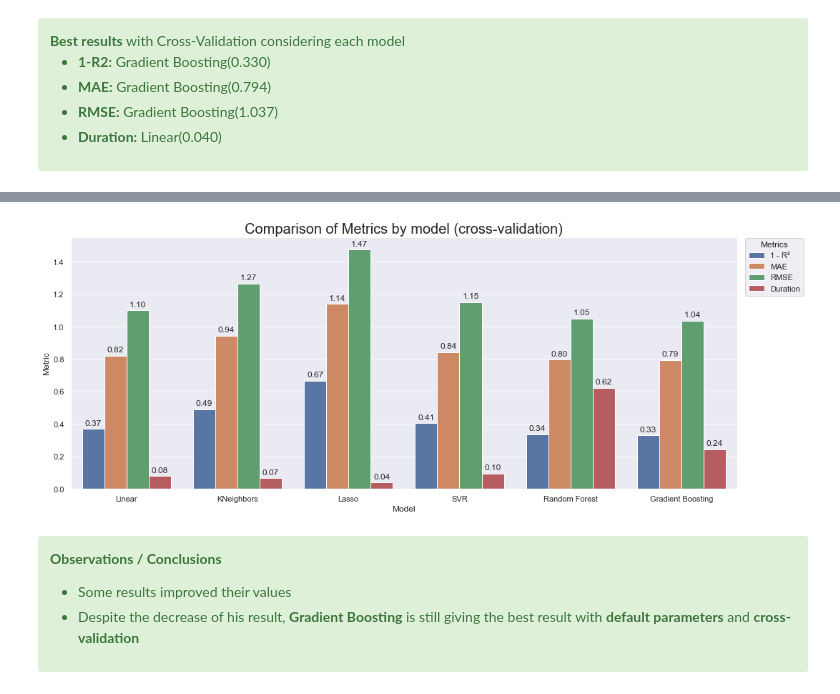
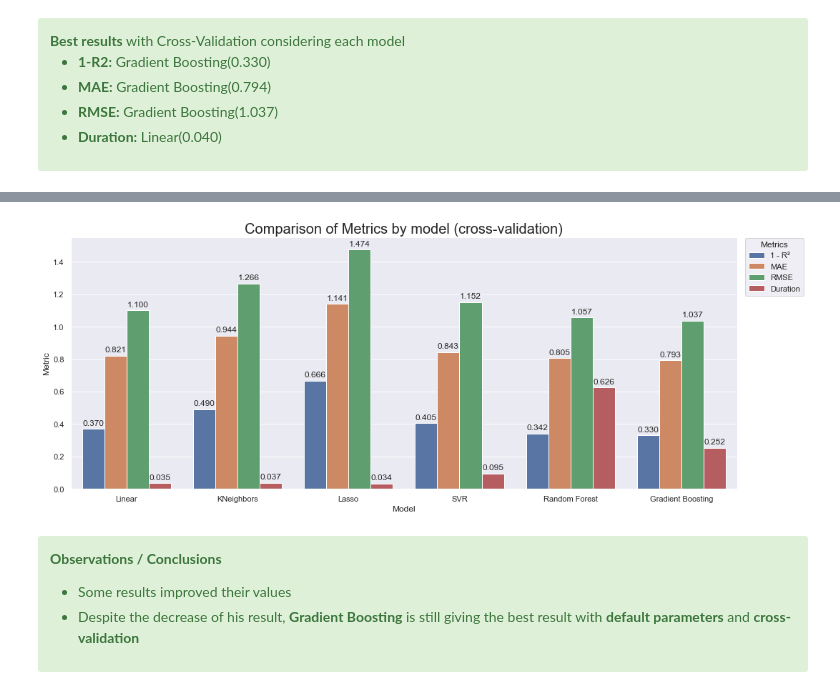
Before and after one commit to samirhinojosa/OC-P4-consumption-needs-of-buildings, a Jupyter notebook: modeling_notebook.ipynb, the cells around one changed output, grey strips where cells are left out. Drawn from its saved outputs; the diff is of its cells as text; code cells hidden in the pictures.

```diff
--- a/modeling_notebook.ipynb
+++ b/modeling_notebook.ipynb
@@ -821,7 +821,7 @@ df_models_metrics_melt.head(3)
 fig, ax1 = plt.subplots(figsize=(15, 6))
 plot = sns.barplot(x="Model", y="Value", hue="Metric", data=df_models_metrics_melt, ax=ax1)
 for p in plot.patches:
-    plot.annotate(format(p.get_height(), ".2f"), (p.get_x() + p.get_width() / 2., p.get_height()),
+    plot.annotate(format(p.get_height(), ".3f"), (p.get_x() + p.get_width() / 2., p.get_height()),
                     ha="center", va="center", xytext=(0, 8), textcoords="offset points")
 plt.title("Comparison of Metrics by model (default mode)", size=20)
 plt.legend(bbox_to_anchor=(1.10, 1), borderaxespad=0, title="Metrics")
@@ -946,18 +946,18 @@ df_models_metrics_melt_cross.head()
 # %%
 fig, ax1 = plt.subplots(figsize=(15, 6))
 plot = sns.barplot(x="Model", y="Value", hue="Metric", data=df_models_metrics_melt_cross, ax=ax1)
 for p in plot.patches:
-    plot.annotate(format(p.get_height(), ".2f"), (p.get_x() + p.get_width() / 2., p.get_height()),
+    plot.annotate(format(p.get_height(), ".3f"), (p.get_x() + p.get_width() / 2., p.get_height()),
                     ha="center", va="center", xytext=(0, 8), textcoords="offset points")
 plt.title("Comparison of Metrics by model (cross-validation)", size=20)
 plt.legend(bbox_to_anchor=(1.10, 1), borderaxespad=0, title="Metrics")
 plt.tight_layout()
 plt.xlabel("Model", size=12)
 plt.ylabel("Metric", size=12)
 plt.savefig("img/comparisonMetrics_crossByModel.png")
 sns.despine(fig)
 # %% [output]
-[figure, old version]
+[figure, new version]
 # %% [markdown]
 <div class="alert alert-block alert-success">
     <p><b>Observations / Conclusions</b></p>
```
Also changed, not shown: parts of 42 cells of this notebook, 15 other files.
